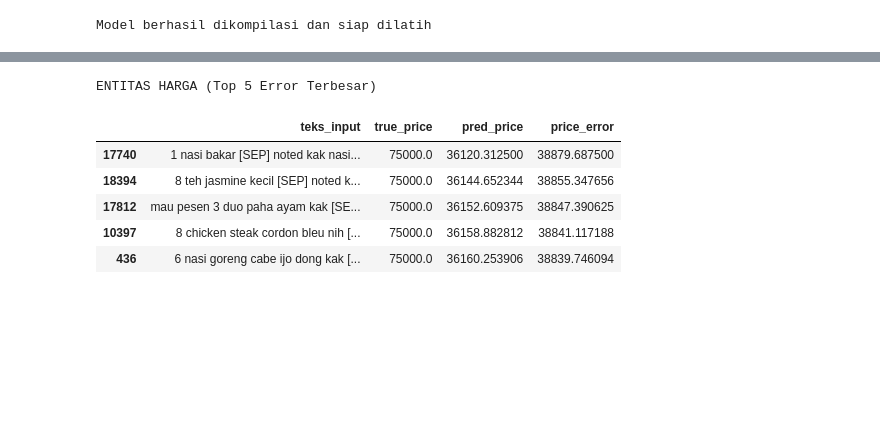
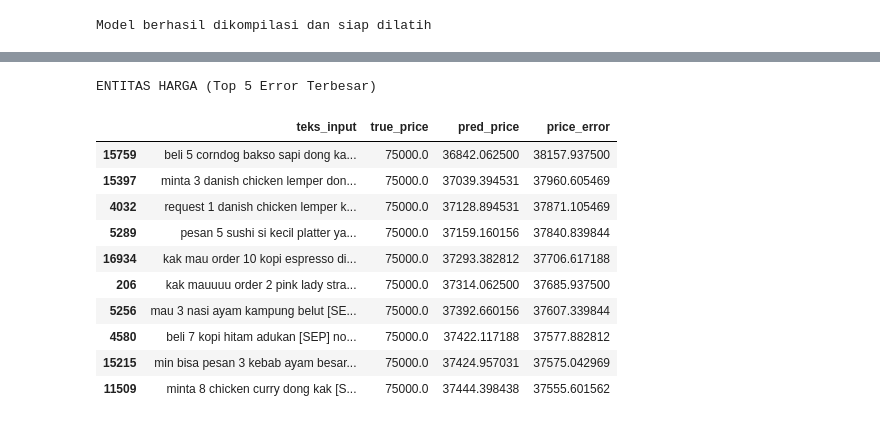
Before and after one commit to Sugandarilovv/ChatKasir, a Jupyter notebook: ai-model/notebooks/02_training.ipynb, the cells around one changed output, grey strips where cells are left out. Saved outputs shown, nothing was run; the diff lists cells and outputs as text; code cells hidden in the pictures; blank space fills up the shorter version.

```diff
--- a/ai-model/notebooks/02_training.ipynb
+++ b/ai-model/notebooks/02_training.ipynb
@@ -330,9 +335,10 @@ MaskedPriceLoss berhasil didefinisikan
 # %%
 # Kompilasi Model
 
-# menggunakan bobot standar 1.0 dulu untuk baseline
+custom_adam = Adam(learning_rate=0.0005)
+
 model.compile(
-    optimizer="adam",
+    optimizer=custom_adam,
 
     # loss function tiap output
     loss={
@@ -348,9 +354,9 @@ model.compile(
 
     # bobot tiap loss terhadap total loss
     loss_weights={
-        "product": 1.0,
+        "product": 5.0,
         "quantity": 1.0,
-        "price_satuan": 1.0,
+        "price_satuan": 0.0001,
     },
 
     # metrik evaluasi untuk masing-masing output head
@@ -369,19 +375,29 @@ Model berhasil dikompilasi dan siap dilatih
 # %%
-print("=== Memulai Training Baseline (Iterasi 2) ===")
+print("=== Memulai Training Iterasi 3 ===")
 
-# menetapkan hyperparameter dasar untuk baseline
-# 20 epochs untuk melihat tren konvergensi awal
-EPOCHS = 20
+# turunkan LR sebesar 50% (factor=0.5)
+# jika val_loss tidak turun selama 2 epoch
+reduce_lr = ReduceLROnPlateau(
+    monitor='val_loss', factor=0.5, patience=2, min_lr=1e-5, verbose=1
+)
+
+# stop training jika val_loss tidak membaik selama 5 epoch
+# lalu kembalikan bobot model terbaik
+early_stopping = EarlyStopping(
+    monitor='val_loss', patience=5, restore_best_weights=True, verbose=1
+)
+
+# menetapkan hyperparameter
+EPOCHS = 30
 BATCH_SIZE = 128
 
-history = model.fit(
+history_v3 = model.fit(
     x=X_train_padded,
     y={
         "product": y_prod_train,  # target untuk klasifikasi produk
         "quantity": y_qty_train,  # target untuk regresi kuantitas
         "price_satuan": y_price_satuan_train  # target untuk regresi harga satuan
     },
-
     validation_data=(
         X_val_padded,
         {
@@ -390,8 +406,8 @@ history = model.fit(
             "price_satuan": y_price_satuan_val
         }
     ),
-
     epochs=EPOCHS,
-    batch_size=BATCH_SIZE
+    batch_size=BATCH_SIZE,
+    callbacks=[reduce_lr, early_stopping]
 )
 # %% [output]
@@ -575,12 +600,17 @@ ENTITAS QUANTITY (Top 5 Error Terbesar)
 # %%
 print("\nENTITAS HARGA (Top 5 Error Terbesar)")
 # Hanya tampilkan baris yang memang memiliki harga valid
-display(df_errors[df_errors['true_price'] >= 0].sort_values(by='price_error', ascending=False)[['teks_input', 'true_price', 'pred_price', 'price_error']].head())
+display(df_errors[df_errors['true_price'] >= 0].sort_values(by='price_error', ascending=False)[['teks_input', 'true_price', 'pred_price', 'price_error']].head(10))
 # %% [output]
 ENTITAS HARGA (Top 5 Error Terbesar)
 |  | teks_input | true_price | pred_price | price_error |
-| 17740 | 1 nasi bakar [SEP] noted kak nasi... | 75000.0 | 36120.312500 | 38879.687500 |
-| 18394 | 8 teh jasmine kecil [SEP] noted k... | 75000.0 | 36144.652344 | 38855.347656 |
-| 17812 | mau pesen 3 duo paha ayam kak [SE... | 75000.0 | 36152.609375 | 38847.390625 |
-| 10397 | 8 chicken steak cordon bleu nih [... | 75000.0 | 36158.882812 | 38841.117188 |
-| 436 | 6 nasi goreng cabe ijo dong kak [... | 75000.0 | 36160.253906 | 38839.746094 |
+| 15759 | beli 5 corndog bakso sapi dong ka... | 75000.0 | 36842.062500 | 38157.937500 |
+| 15397 | minta 3 danish chicken lemper don... | 75000.0 | 37039.394531 | 37960.605469 |
+| 4032 | request 1 danish chicken lemper k... | 75000.0 | 37128.894531 | 37871.105469 |
+| 5289 | pesan 5 sushi si kecil platter ya... | 75000.0 | 37159.160156 | 37840.839844 |
+| 16934 | kak mau order 10 kopi espresso di... | 75000.0 | 37293.382812 | 37706.617188 |
+| 206 | kak mauuuu order 2 pink lady stra... | 75000.0 | 37314.062500 | 37685.937500 |
+| 5256 | mau 3 nasi ayam kampung belut [SE... | 75000.0 | 37392.660156 | 37607.339844 |
+| 4580 | beli 7 kopi hitam adukan [SEP] no... | 75000.0 | 37422.117188 | 37577.882812 |
+| 15215 | min bisa pesan 3 kebab ayam besar... | 75000.0 | 37424.957031 | 37575.042969 |
+| 11509 | minta 8 chicken curry dong kak [S... | 75000.0 | 37444.398438 | 37555.601562 |
```
Also changed, not shown: parts of 16 cells of this notebook.
